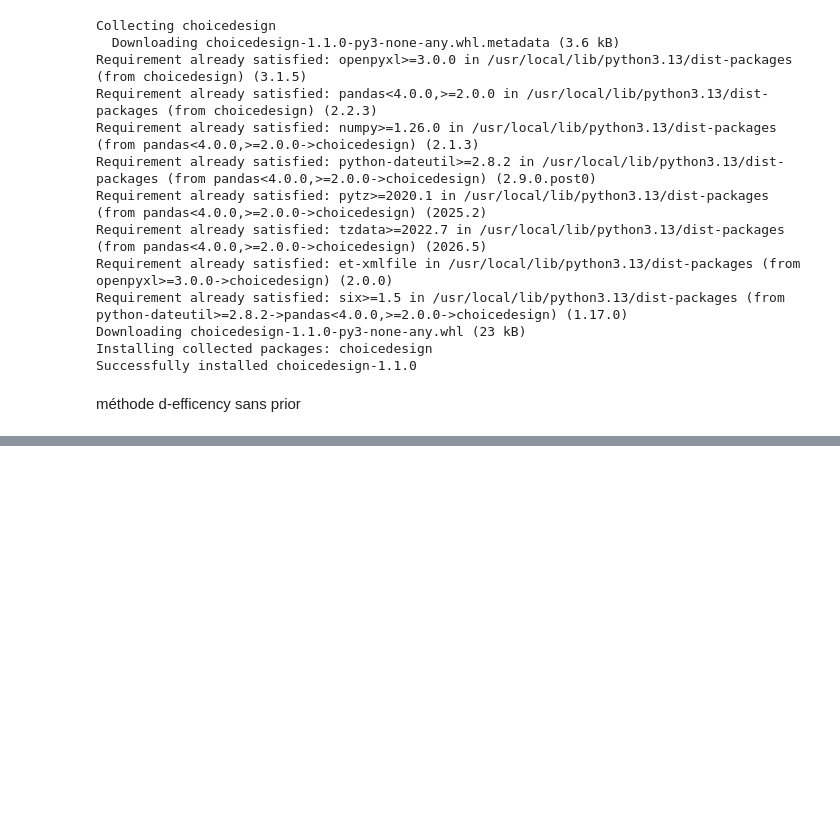
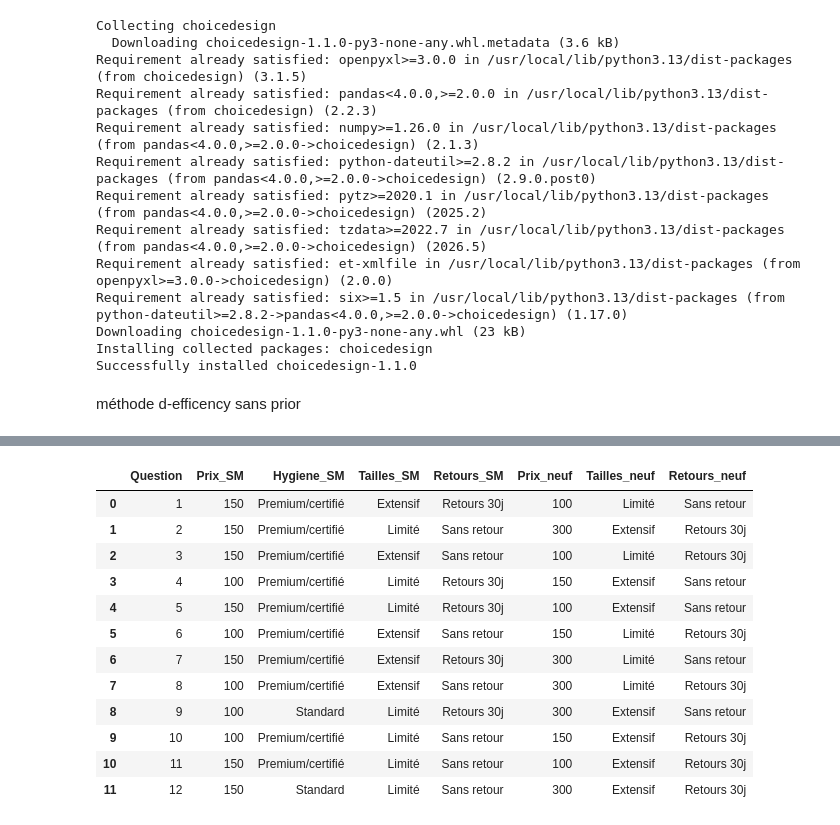
Before and after one commit to hadri1-bisch/SCM, a Jupyter notebook: scm_survey_part_3_v1.ipynb, the cells around one changed output, grey strips where cells are left out. Saved outputs shown, nothing was run; the diff lists cells and outputs as text; code cells hidden in the pictures; blank space fills up the shorter version.

```diff
--- a/scm_survey_part_3_v1.ipynb
+++ b/scm_survey_part_3_v1.ipynb
@@ -406,0 +642,29 @@ D-error final : 0.47767815340228814
+# %%
+# Dictionnaires de correspondance code -> libellé
+labels_hygiene = {1: "Standard", 2: "Premium/certifié"}
+labels_assortiment = {1: "Limité", 2: "Extensif"}
+labels_garantie = {1: "Sans retour", 2: "Retours 30j"}
+
+df_questions_lisible = df_questions.copy()
+
+df_questions_lisible["Hygiene_SM"] = df_questions_lisible["Hygiene_SM"].replace(labels_hygiene)
+df_questions_lisible["Tailles_SM"] = df_questions_lisible["Tailles_SM"].replace(labels_assortiment)
+df_questions_lisible["Retours_SM"] = df_questions_lisible["Retours_SM"].replace(labels_garantie)
+df_questions_lisible["Tailles_neuf"] = df_questions_lisible["Tailles_neuf"].replace(labels_assortiment)
+df_questions_lisible["Retours_neuf"] = df_questions_lisible["Retours_neuf"].replace(labels_garantie)
+
+display(df_questions_lisible)
+# %% [output]
+|  | Question | Prix_SM | Hygiene_SM | Tailles_SM | Retours_SM | Prix_neuf | Tailles_neuf | Retours_neuf |
+| 0 | 1 | 150 | Premium/certifié | Extensif | Retours 30j | 100 | Limité | Sans retour |
+| 1 | 2 | 150 | Premium/certifié | Limité | Sans retour | 300 | Extensif | Retours 30j |
+| 2 | 3 | 150 | Premium/certifié | Extensif | Sans retour | 100 | Limité | Retours 30j |
+| 3 | 4 | 100 | Premium/certifié | Limité | Retours 30j | 150 | Extensif | Sans retour |
+| 4 | 5 | 150 | Premium/certifié | Limité | Retours 30j | 100 | Extensif | Sans retour |
+| 5 | 6 | 100 | Premium/certifié | Extensif | Sans retour | 150 | Limité | Retours 30j |
+| 6 | 7 | 150 | Premium/certifié | Extensif | Retours 30j | 300 | Limité | Sans retour |
+| 7 | 8 | 100 | Premium/certifié | Extensif | Sans retour | 300 | Limité | Retours 30j |
+| 8 | 9 | 100 | Standard | Limité | Retours 30j | 300 | Extensif | Sans retour |
+| 9 | 10 | 100 | Premium/certifié | Limité | Sans retour | 150 | Extensif | Retours 30j |
+| 10 | 11 | 150 | Premium/certifié | Limité | Sans retour | 100 | Extensif | Retours 30j |
+| 11 | 12 | 150 | Standard | Limité | Sans retour | 300 | Extensif | Retours 30j |
```
Also changed, not shown: parts of 12 cells of this notebook.
